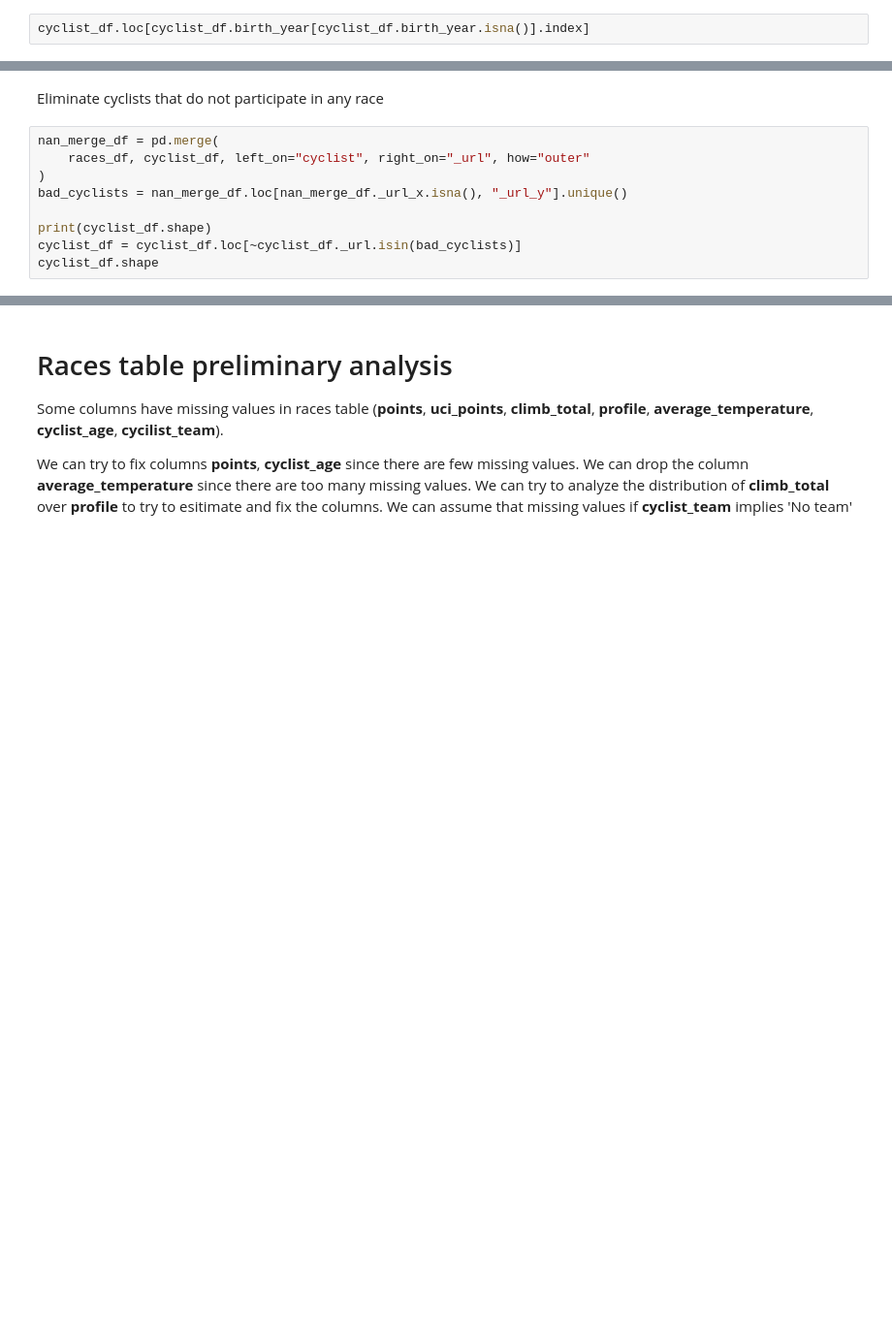
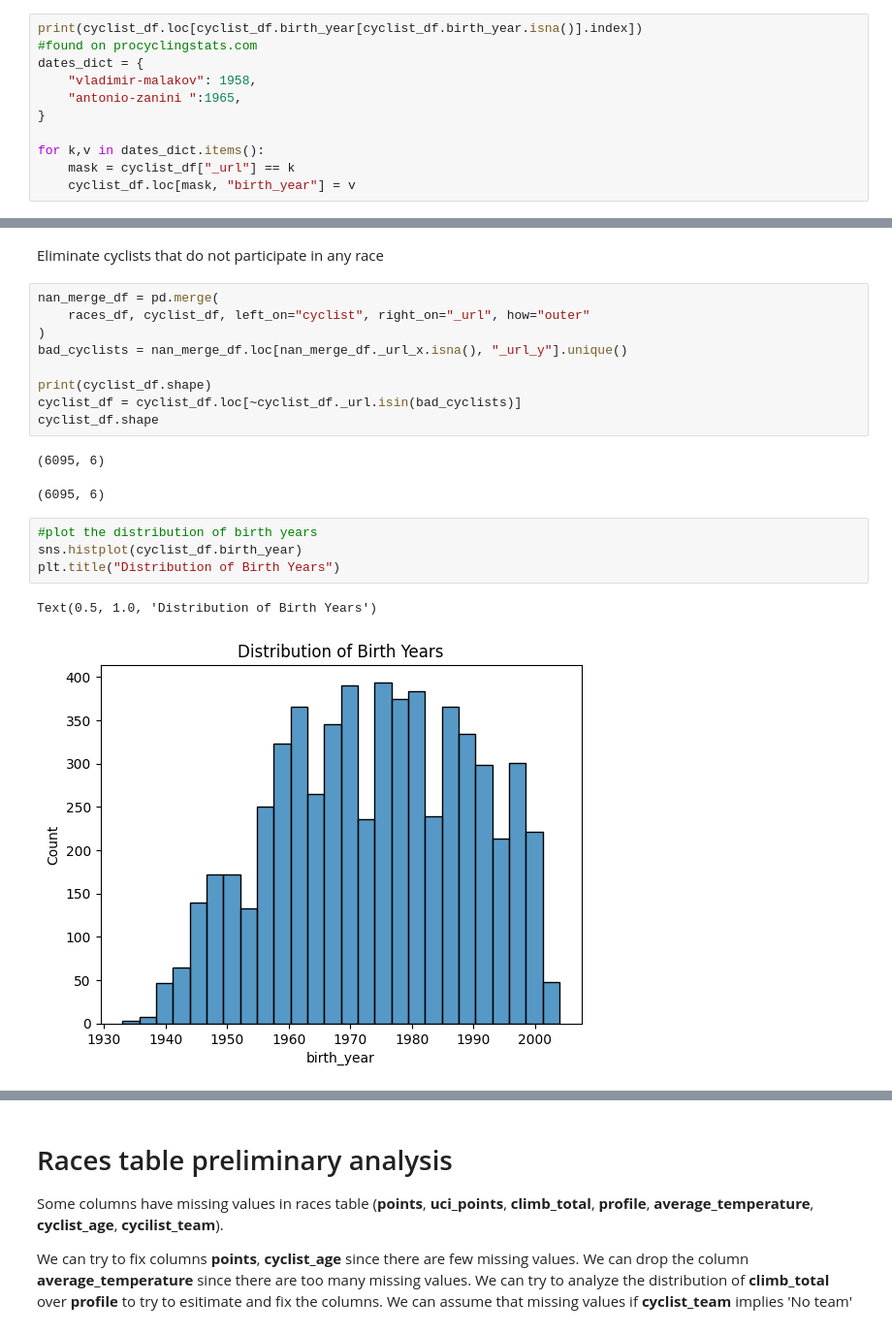
Before and after one commit to DiVitoTommaso/Cyclists-Races_Data-Mining, a Jupyter notebook: Data Mining.ipynb, the cells around one changed output, grey strips where cells are left out. Shown at 97% size. Cells and saved outputs as stored; diff of their text form; blank space fills up the shorter version.

Commit message:
added some plots for cyclists

```diff
--- a/Data Mining.ipynb
+++ b/Data Mining.ipynb
@@ -64,4 +86,13 @@ print(
 # %% [markdown]
 These cyclist instead have missing birth_year, they are few we can try to fix them.
 # %%
-cyclist_df.loc[cyclist_df.birth_year[cyclist_df.birth_year.isna()].index]
+print(cyclist_df.loc[cyclist_df.birth_year[cyclist_df.birth_year.isna()].index])
+#found on procyclingstats.com
+dates_dict = {
+    "vladimir-malakov": 1958,
+    "antonio-zanini	":1965,
+}
+
+for k,v in dates_dict.items():
+    mask = cyclist_df["_url"] == k
+    cyclist_df.loc[mask, "birth_year"] = v
@@ -76,3 +125,13 @@ bad_cyclists = nan_merge_df.loc[nan_merge_df._url_x.isna(), "_url_y"].unique()
 print(cyclist_df.shape)
 cyclist_df = cyclist_df.loc[~cyclist_df._url.isin(bad_cyclists)]
 cyclist_df.shape
+# %% [output]
+(6095, 6)
+(6095, 6)
+# %%
+#plot the distribution of birth years
+sns.histplot(cyclist_df.birth_year)
+plt.title("Distribution of Birth Years")
+# %% [output]
+Text(0.5, 1.0, 'Distribution of Birth Years')
+[figure, added]
```
Also changed, not shown: parts of 27 cells of this notebook.
